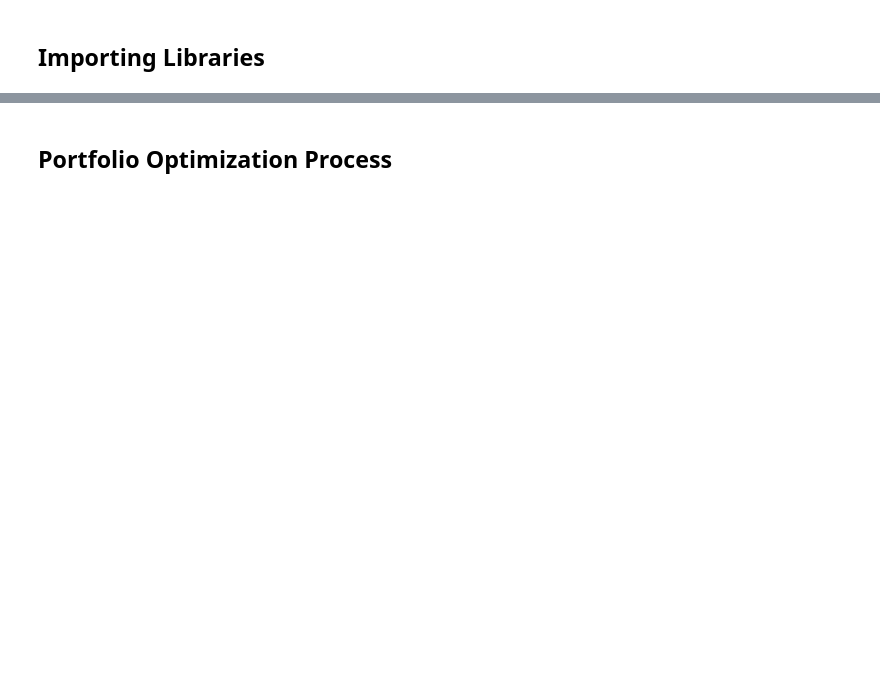
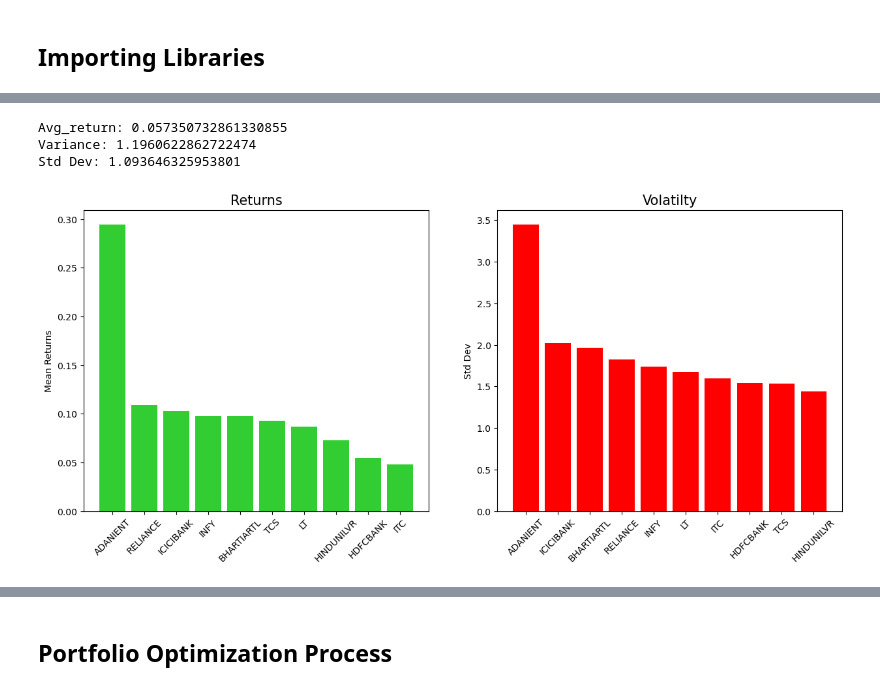
Before and after one commit to VIDIT-9/Portfolio-Optimization, a Jupyter notebook: Portifolio Optimization.ipynb, the cells around one changed output, grey strips where cells are left out. Saved outputs shown, nothing was run; the diff lists cells and outputs as text; code cells hidden in the pictures; blank space fills up the shorter version.

```diff
--- a/Portifolio Optimization.ipynb
+++ b/Portifolio Optimization.ipynb
@@ -31,0 +170,12 @@ warnings.filterwarnings(action= 'ignore')
+# %%
+NSE_mean_return = NSE['Return'].mean()
+NSE_var = NSE['Return'].var()
+NSE_std_dev = NSE['Return'].std()
+
+print('Avg_return:' , NSE_mean_return)
+print('Variance:' , NSE_var)
+print('Std Dev:' , NSE_std_dev)
+# %% [output]
+Avg_return: 0.057350732861330855
+Variance: 1.1960622862722474
+Std Dev: 1.093646325953801
@@ -31,0 +212,10 @@ warnings.filterwarnings(action= 'ignore')
+# %%
+return_data = pd.Series([HDFCBANK_mean_return, ICICIBANK_mean_return, TCS_mean_return, INFY_mean_return, HINDUNILVR_mean_return,
+                      ITC_mean_return, RELIANCE_mean_return, LT_mean_return, ADANIENT_mean_return, BHARTIARTL_mean_return],
+                     index=['HDFCBANK', 'ICICIBANK', 'TCS', 'INFY', 'HINDUNILVR',
+                            'ITC', 'RELIANCE', 'LT', 'ADANIENT', 'BHARTIARTL']).sort_values(ascending=False)
+# %%
+std_dev_data = pd.Series([HDFCBANK_std_dev, ICICIBANK_std_dev, TCS_std_dev, INFY_std_dev, HINDUNILVR_std_dev,
+                      ITC_std_dev, RELIANCE_std_dev, LT_std_dev, ADANIENT_std_dev, BHARTIARTL_std_dev],
+                     index=['HDFCBANK', 'ICICIBANK', 'TCS', 'INFY', 'HINDUNILVR',
+                            'ITC', 'RELIANCE', 'LT', 'ADANIENT', 'BHARTIARTL']).sort_values(ascending=False)
@@ -31,0 +242,20 @@ warnings.filterwarnings(action= 'ignore')
+# %%
+plt.figure(figsize=(15,6))
+
+plt.subplot(1,2,1)
+plt.bar(return_data.index, return_data, color='limegreen')
+plt.xticks(fontsize=10)
+plt.ylabel('Mean Returns')
+plt.title('Returns', fontsize=15)
+plt.xticks(rotation=45)
+
+plt.subplot(1,2,2)
+plt.bar(std_dev_data.index, std_dev_data, color='red')
+plt.xticks(fontsize=10)
+plt.ylabel('Std Dev')
+plt.title('Volatilty', fontsize=15)
+plt.xticks(rotation=45)
+
+plt.show()
+# %% [output]
+[figure, added]
```
Also changed, not shown: parts of 82 cells of this notebook.
